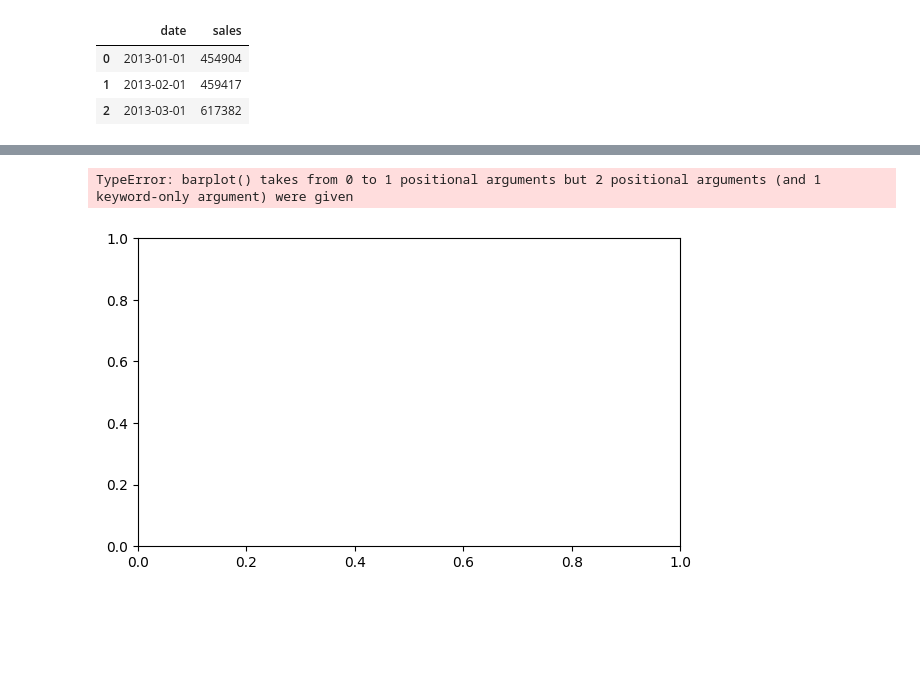
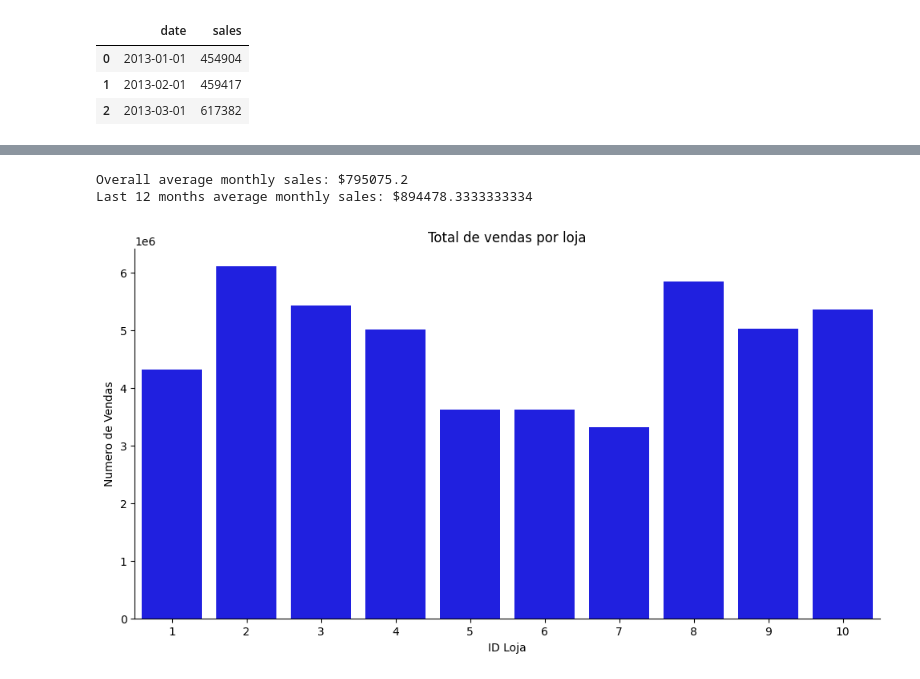
Before and after one commit to pklaudat/sales-data-forecast, a Jupyter notebook: data_info.ipynb, the cells around one changed output, grey strips where cells are left out. Saved outputs shown, nothing was run; the diff lists cells and outputs as text; code cells hidden in the pictures; blank space fills up the shorter version.

Commit message:
feat(usp): forecast model

```diff
--- a/data_info.ipynb
+++ b/data_info.ipynb
@@ -60,14 +59,28 @@ ax.set(xlabel = "Sales Per day",
-# %%
-by_store = original_df.groupby('store')['sales'].sum().reset_index()
-
-fig, ax = plt.subplots(figsize=(7,4))
-sns.barplot(by_store.store, by_store.sales, color='mediumblue')
-
-ax.set(xlabel = "Store ID",
-        ylabel = "Number of Sales",
-        title = "Total Sales Per Store")
-
-sns.despine()
-# %% [output]
-TypeError: barplot() takes from 0 to 1 positional arguments but 2 positional arguments (and 1 keyword-only argument) were given
-[figure, removed]
+# %%
+original_df
+by_store = original_df.groupby('store')['sales'].sum().reset_index()
+
+fig, ax = plt.subplots(figsize=(12,6))
+sns.barplot(x=by_store.store, y=by_store.sales, color='blue')
+
+ax.set(xlabel = "ID Loja",
+        ylabel = "Numero de Vendas",
+        title = "Total de vendas por loja")
+
+sns.despine()
+
+plt.savefig('images/total_de_vendas_por_loja.png', format='png')
+
+# Average monthly sales
+
+# Overall
+avg_monthly_sales = df.sales.mean()
+print(f"Overall average monthly sales: ${avg_monthly_sales}")
+
+# Last 12 months (this will be the forecasted sales)
+avg_monthly_sales_12month = df.sales[-12:].mean()
+print(f"Last 12 months average monthly sales: ${avg_monthly_sales_12month}")
+# %% [output]
+Overall average monthly sales: $795075.2
+Last 12 months average monthly sales: $894478.3333333334
+[figure, added]
```
Also changed, not shown: parts of 6 cells of this notebook, 6 other files.
